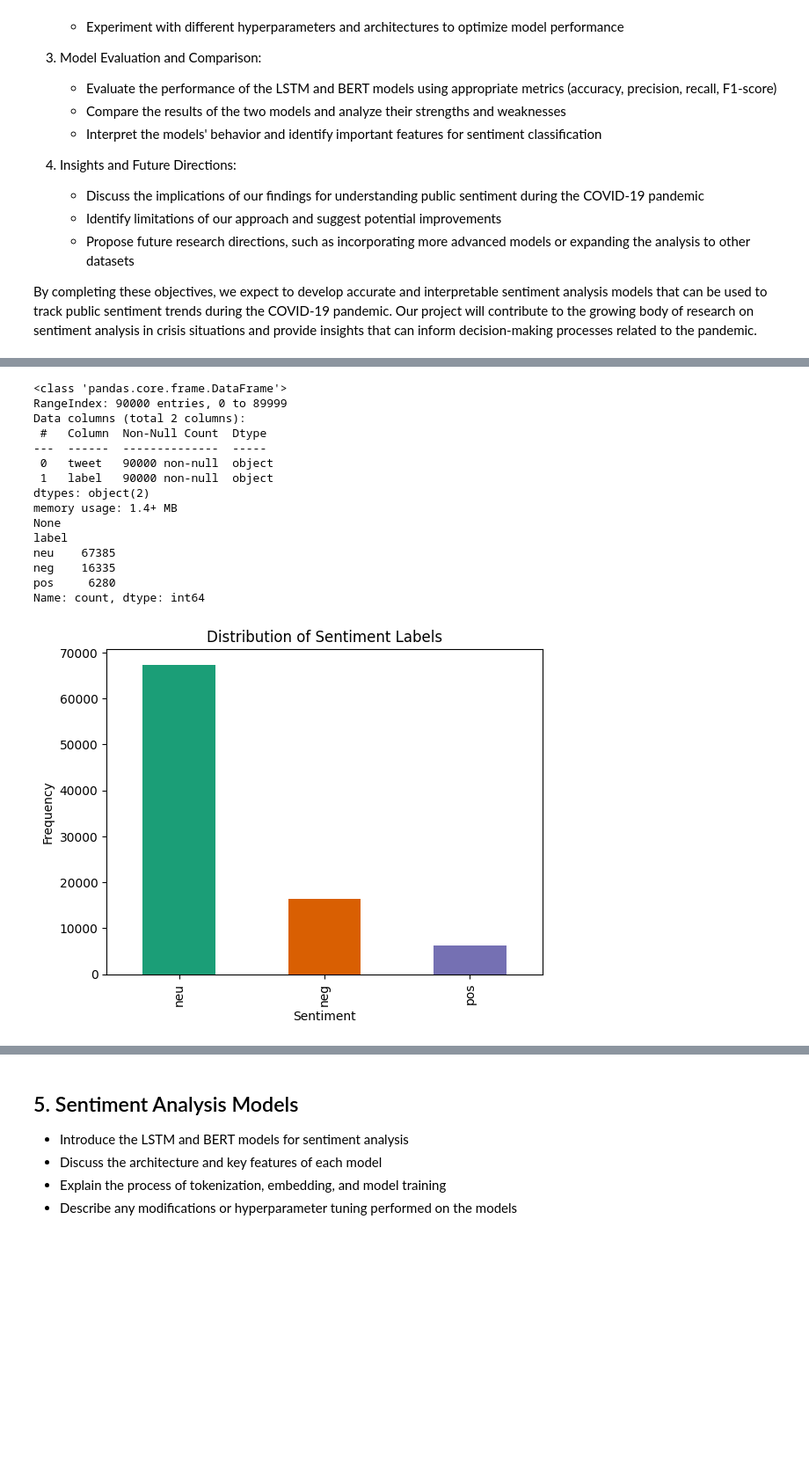
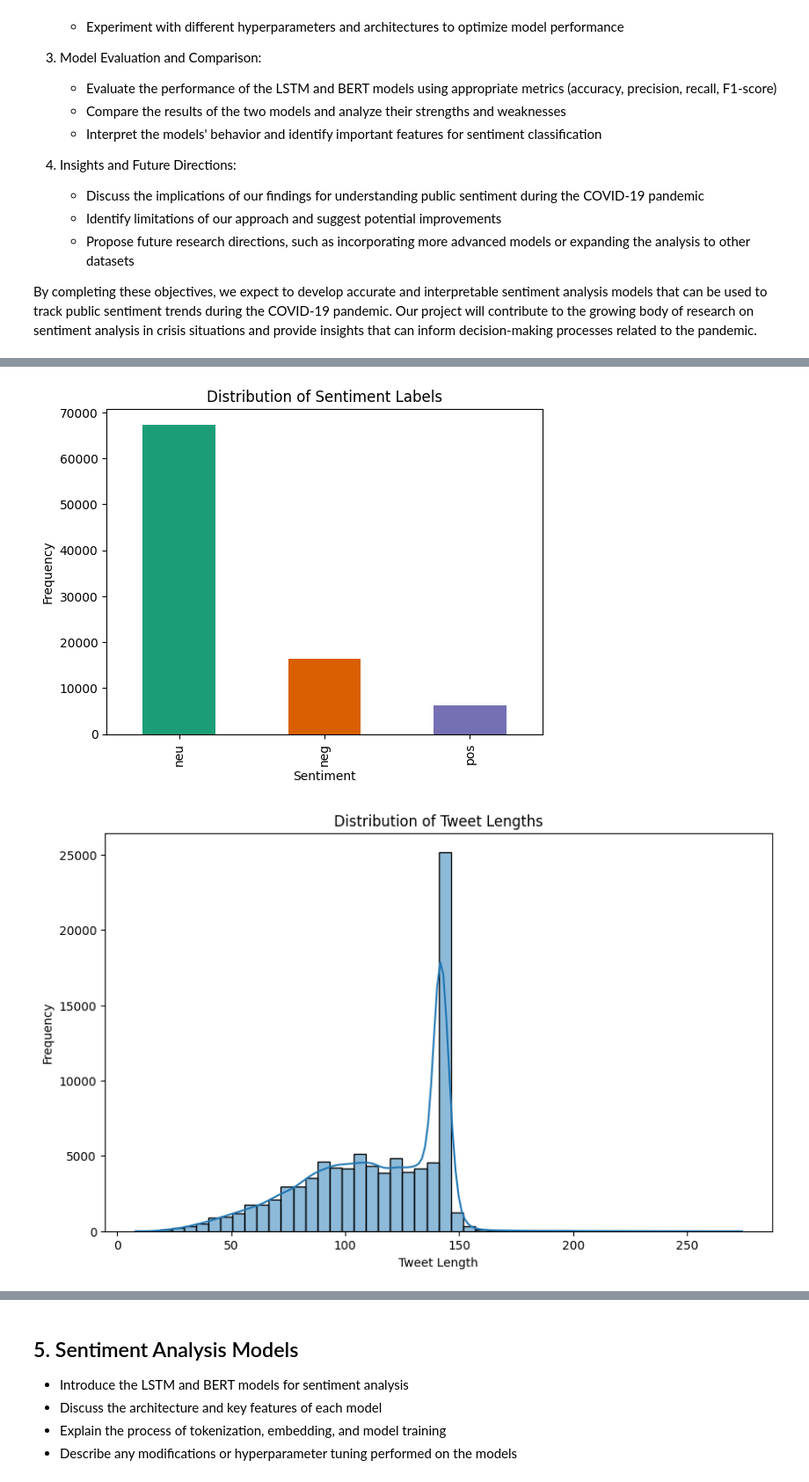
Before and after one commit to Lexian-6/Sentiment-Analysis-towards-COVID-19-on-Twitter, a Jupyter notebook: COVIDSenti_Analysis.ipynb, the cells around one changed output, grey strips where cells are left out. Shown at 88% size. Drawn from its saved outputs; the diff is of its cells as text; code cells hidden in the pictures; blank space fills up the shorter version.

```diff
--- a/COVIDSenti_Analysis.ipynb
+++ b/COVIDSenti_Analysis.ipynb
@@ -137,26 +151,20 @@ df_A.head()
 # %%
 # A simple example for visualizing labels.
-print(df.info())
-print(df['label'].value_counts())
 df['label'].value_counts().plot(kind='bar', color=sns.color_palette('Dark2'))
 plt.title('Distribution of Sentiment Labels')
 plt.xlabel('Sentiment')
 plt.ylabel('Frequency')
 plt.show()
 # %% [output]
-<class 'pandas.core.frame.DataFrame'>
-RangeIndex: 90000 entries, 0 to 89999
-Data columns (total 2 columns):
- #   Column  Non-Null Count  Dtype
----  ------  --------------  -----
- 0   tweet   90000 non-null  object
- 1   label   90000 non-null  object
-dtypes: object(2)
-memory usage: 1.4+ MB
-None
-label
-neu    67385
-neg    16335
-pos     6280
-Name: count, dtype: int64
 [figure]
+# %%
+df['tweet_length'] = df['tweet'].apply(lambda x: len(str(x)))
+
+plt.figure(figsize=(10, 6))
+sns.histplot(data=df, x='tweet_length', bins=50, kde=True)
+plt.title('Distribution of Tweet Lengths')
+plt.xlabel('Tweet Length')
+plt.ylabel('Frequency')
+plt.show()
+# %% [output]
+[figure, added]
```
Also changed, not shown: parts of 11 cells of this notebook.
